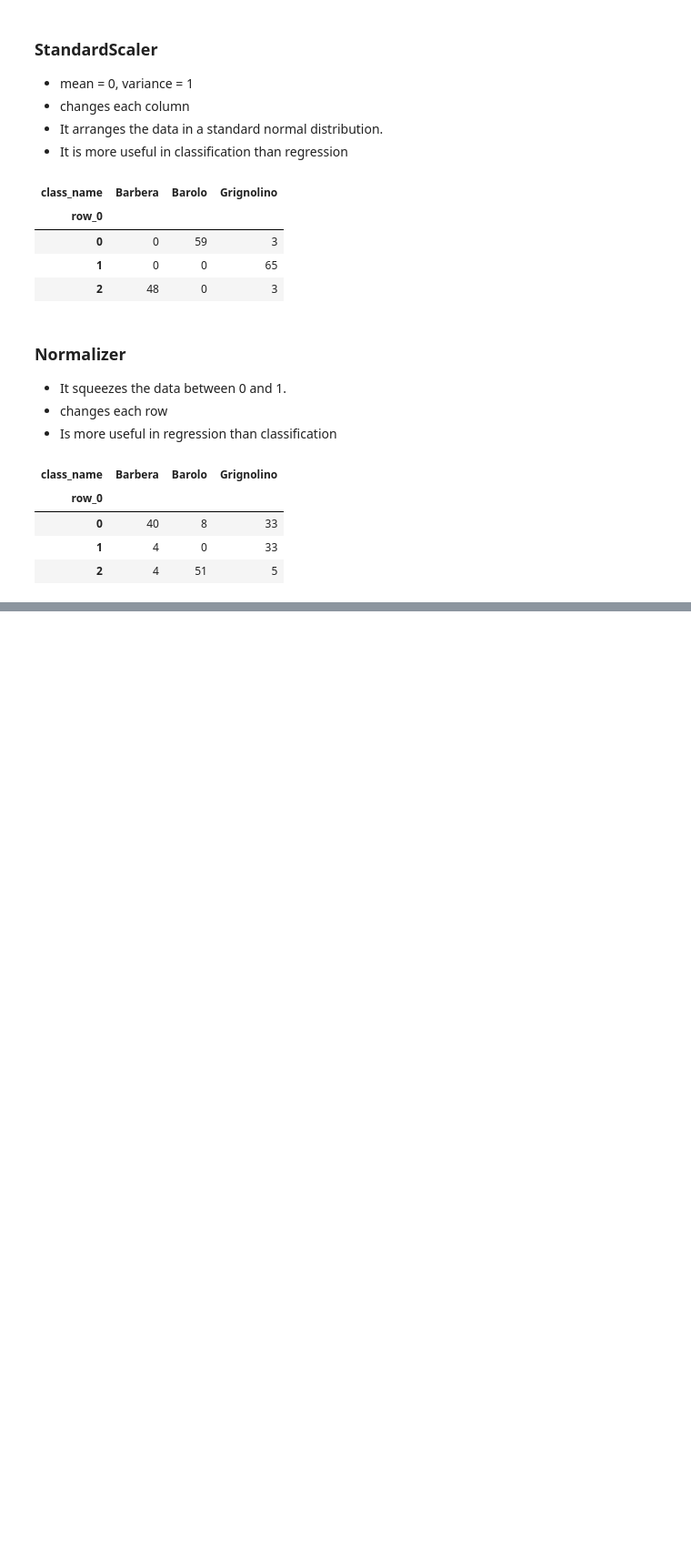
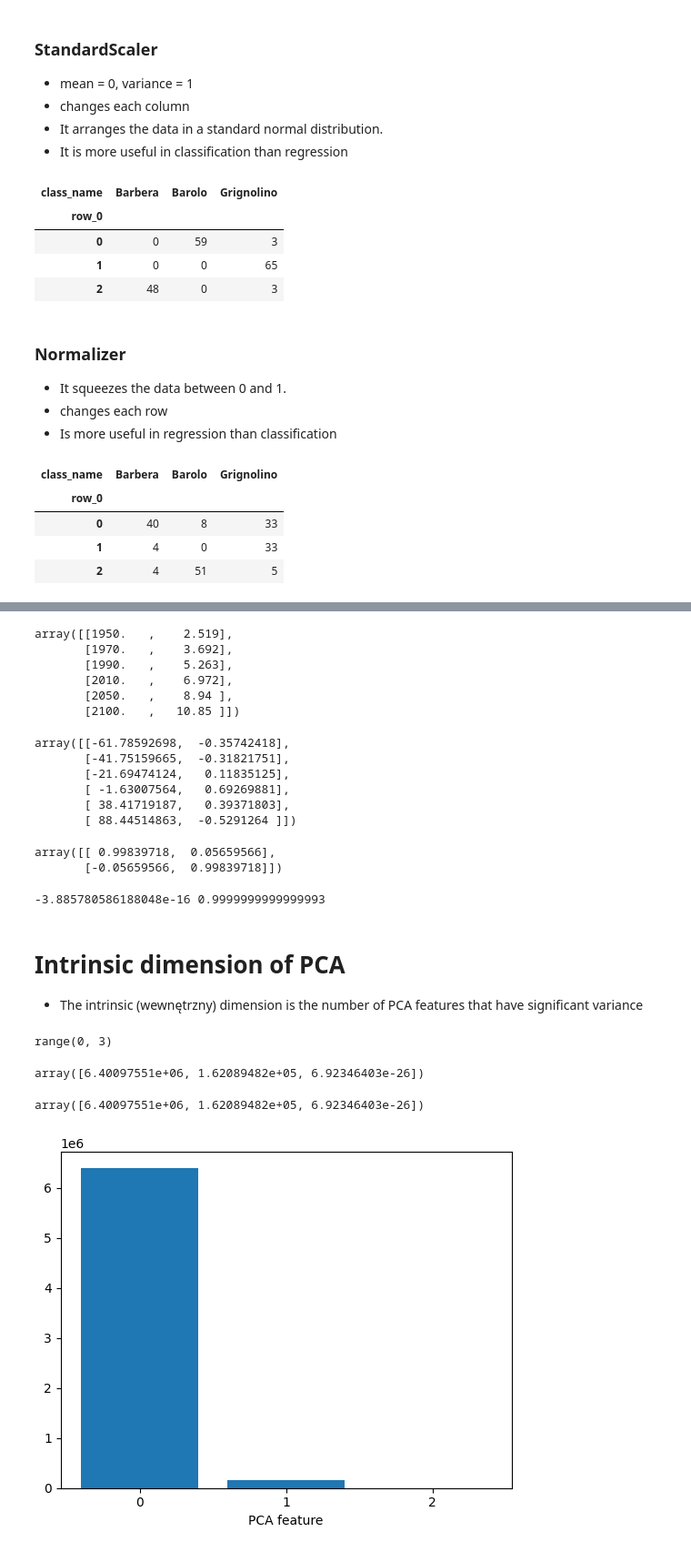
Before and after one commit to magannamazur/Codewars, a Jupyter notebook: DataCamp/e_unsupervised.ipynb, the cells around one changed output, grey strips where cells are left out. Shown: that part at 91% size. Drawn from its saved outputs; the diff is of its cells as text; code cells hidden in the pictures; blank space fills up the shorter version.

```diff
--- a/DataCamp/e_unsupervised.ipynb
+++ b/DataCamp/e_unsupervised.ipynb
@@ -199,0 +272,60 @@ ct
+# %%
+samples.iloc[:,0:2].values
+# %% [output]
+array([[1950.   ,    2.519],
+       [1970.   ,    3.692],
+       [1990.   ,    5.263],
+       [2010.   ,    6.972],
+       [2050.   ,    8.94 ],
+       [2100.   ,   10.85 ]])
+# %%
+samples_PCA= samples.iloc[:,0:2].values
+from sklearn.decomposition import PCA
+model_PCA = PCA()
+model_PCA.fit(samples_PCA)
+transformed_PCA = model_PCA.transform(samples_PCA)
+transformed_PCA
+# %% [output]
+array([[-61.78592698,  -0.35742418],
+       [-41.75159665,  -0.31821751],
+       [-21.69474124,   0.11835125],
+       [ -1.63007564,   0.69269881],
+       [ 38.41719187,   0.39371803],
+       [ 88.44514863,  -0.5291264 ]])
+# %%
+model_PCA.components_
+# %% [output]
+array([[ 0.99839718,  0.05659566],
+       [-0.05659566,  0.99839718]])
+# %%
+from scipy.stats import pearsonr
+correlation, pvalue = pearsonr(transformed_PCA[:,0], transformed_PCA[:,1])
+print(correlation, pvalue)
+# %% [output]
+-3.885780586188048e-16 0.9999999999999993
+# %% [markdown]
+# Intrinsic dimension of PCA
+- The intrinsic (wewnętrzny) dimension is the number of PCA features that have significant variance
+# %%
+pca_ID = PCA()
+pca_ID.fit(samples.transpose().values)
+features = range(pca_ID.n_components_)
+features
+# %% [output]
+range(0, 3)
+# %%
+pca_ID.explained_variance_
+# %% [output]
+array([6.40097551e+06, 1.62089482e+05, 6.92346403e-26])
+# %%
+pca_ID.explained_variance_
+# %% [output]
+array([6.40097551e+06, 1.62089482e+05, 6.92346403e-26])
+# %%
+plt.bar(features, pca_ID.explained_variance_)
+plt.xticks(features)
+plt.xlabel('variance')
+plt.xlabel('PCA feature')
+plt.show()
+# %% [output]
+[figure, added]
```
Also changed, not shown: parts of 8 cells of this notebook.
